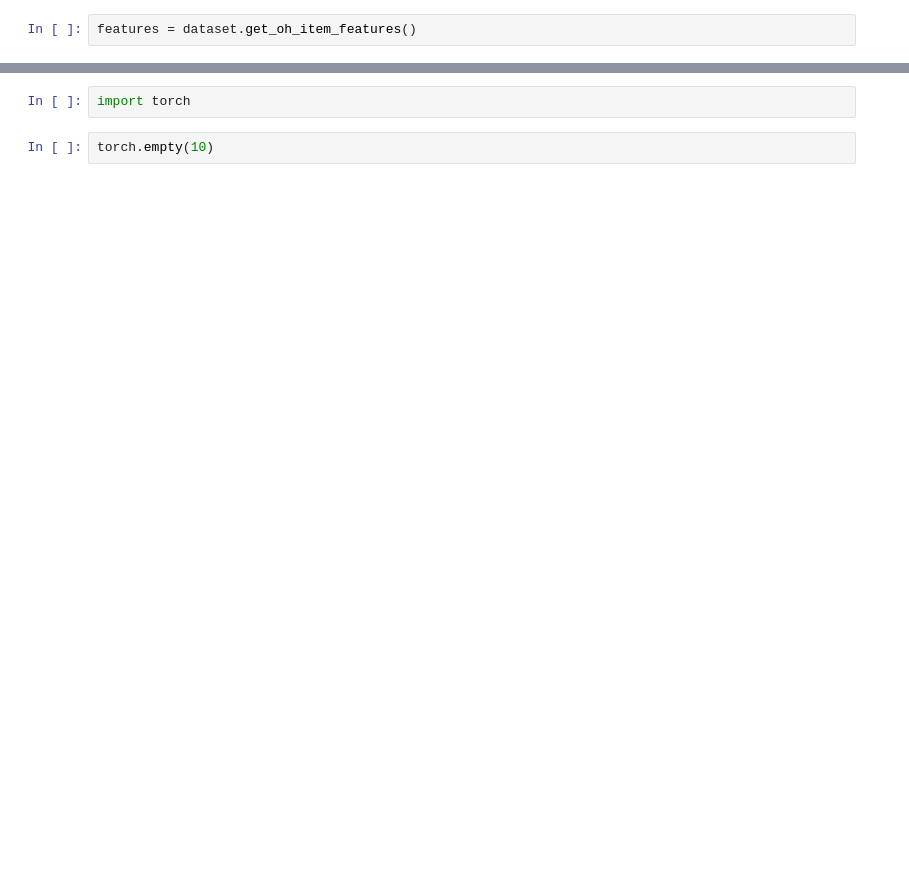
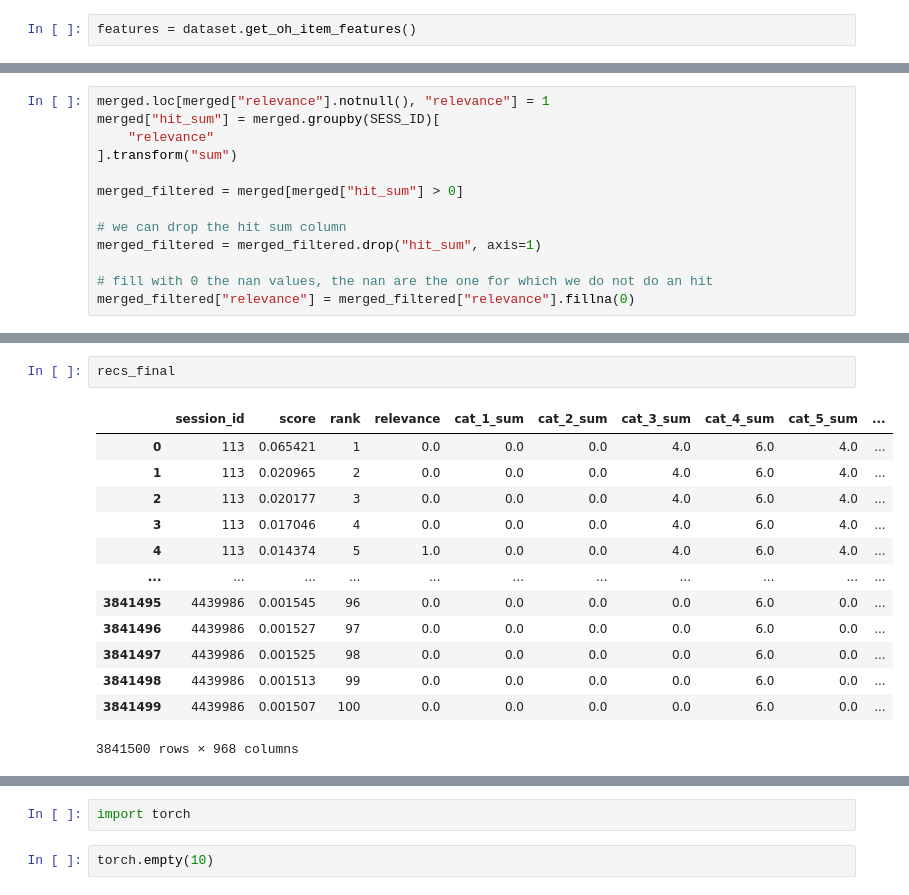
Before and after one commit to damicoedoardo/RecSysChallenge2022, a Jupyter notebook: src/notebooks/13_04_item_features.ipynb, the cells around one changed output, grey strips where cells are left out. Saved outputs shown, nothing was run; the diff lists cells and outputs as text; blank space fills up the shorter version.

```diff
--- a/src/notebooks/13_04_item_features.ipynb
+++ b/src/notebooks/13_04_item_features.ipynb
@@ -21,0 +100,13 @@ features.shape
+# %%
+merged.loc[merged["relevance"].notnull(), "relevance"] = 1
+merged["hit_sum"] = merged.groupby(SESS_ID)[
+    "relevance"
+].transform("sum")
+
+merged_filtered = merged[merged["hit_sum"] > 0]
+
+# we can drop the hit sum column
+merged_filtered = merged_filtered.drop("hit_sum", axis=1)
+
+# fill with 0 the nan values, the nan are the one for which we do not do an hit
+merged_filtered["relevance"] = merged_filtered["relevance"].fillna(0)
@@ -21,0 +179,16 @@ features.shape
+# %%
+recs_final
+# %% [output]
+|  | session_id | score | rank | relevance | cat_1_sum | cat_2_sum | cat_3_sum | cat_4_sum | cat_5_sum | ... |
+| 0 | 113 | 0.065421 | 1 | 0.0 | 0.0 | 0.0 | 4.0 | 6.0 | 4.0 | ... |
+| 1 | 113 | 0.020965 | 2 | 0.0 | 0.0 | 0.0 | 4.0 | 6.0 | 4.0 | ... |
+| 2 | 113 | 0.020177 | 3 | 0.0 | 0.0 | 0.0 | 4.0 | 6.0 | 4.0 | ... |
+| 3 | 113 | 0.017046 | 4 | 0.0 | 0.0 | 0.0 | 4.0 | 6.0 | 4.0 | ... |
+| 4 | 113 | 0.014374 | 5 | 1.0 | 0.0 | 0.0 | 4.0 | 6.0 | 4.0 | ... |
+| ... | ... | ... | ... | ... | ... | ... | ... | ... | ... | ... |
+| 3841495 | 4439986 | 0.001545 | 96 | 0.0 | 0.0 | 0.0 | 0.0 | 6.0 | 0.0 | ... |
+| 3841496 | 4439986 | 0.001527 | 97 | 0.0 | 0.0 | 0.0 | 0.0 | 6.0 | 0.0 | ... |
+| 3841497 | 4439986 | 0.001525 | 98 | 0.0 | 0.0 | 0.0 | 0.0 | 6.0 | 0.0 | ... |
+| 3841498 | 4439986 | 0.001513 | 99 | 0.0 | 0.0 | 0.0 | 0.0 | 6.0 | 0.0 | ... |
+| 3841499 | 4439986 | 0.001507 | 100 | 0.0 | 0.0 | 0.0 | 0.0 | 6.0 | 0.0 | ... |
+3841500 rows × 968 columns
```
Also changed, not shown: parts of 64 cells of this notebook, 8 other files.
